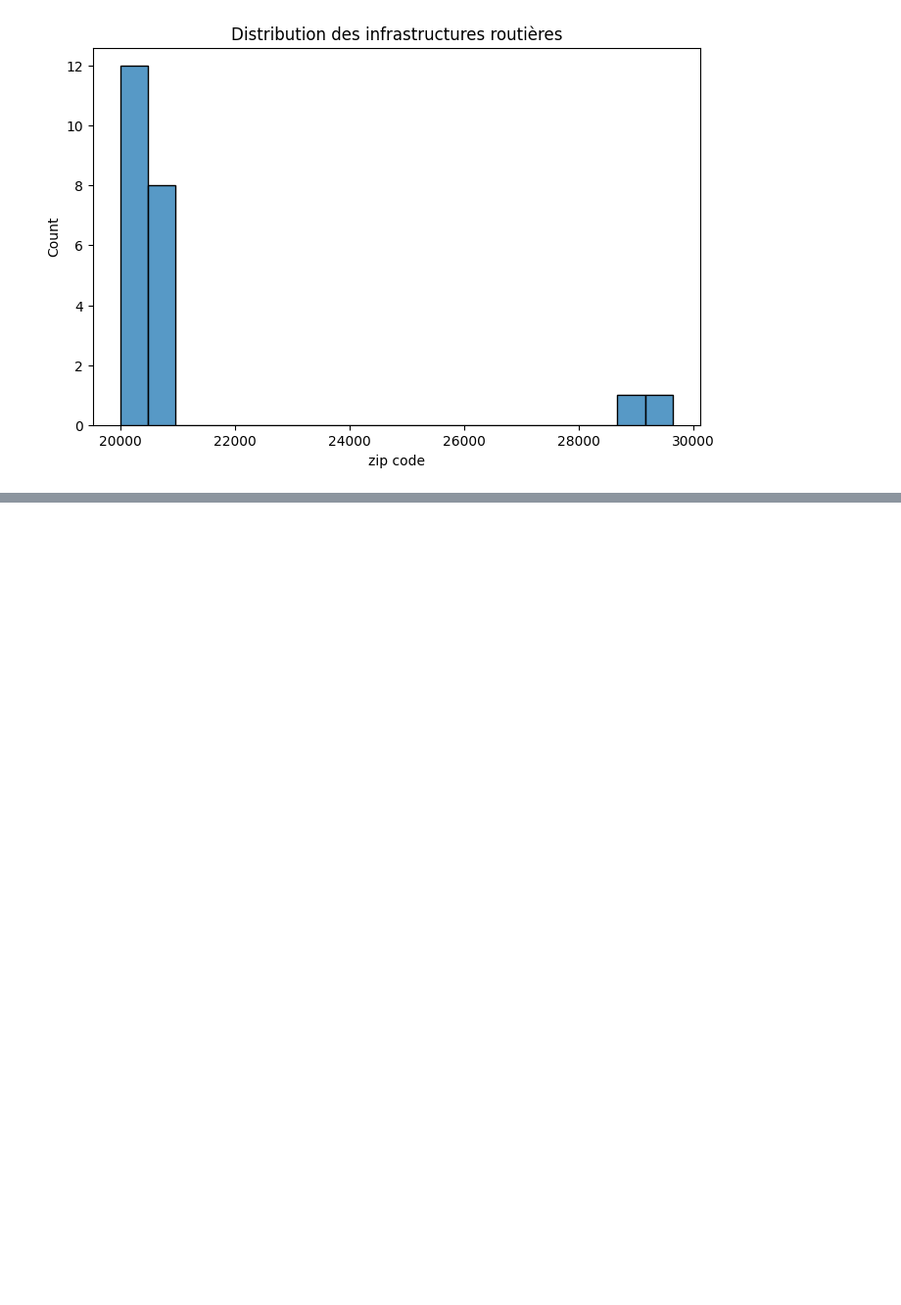
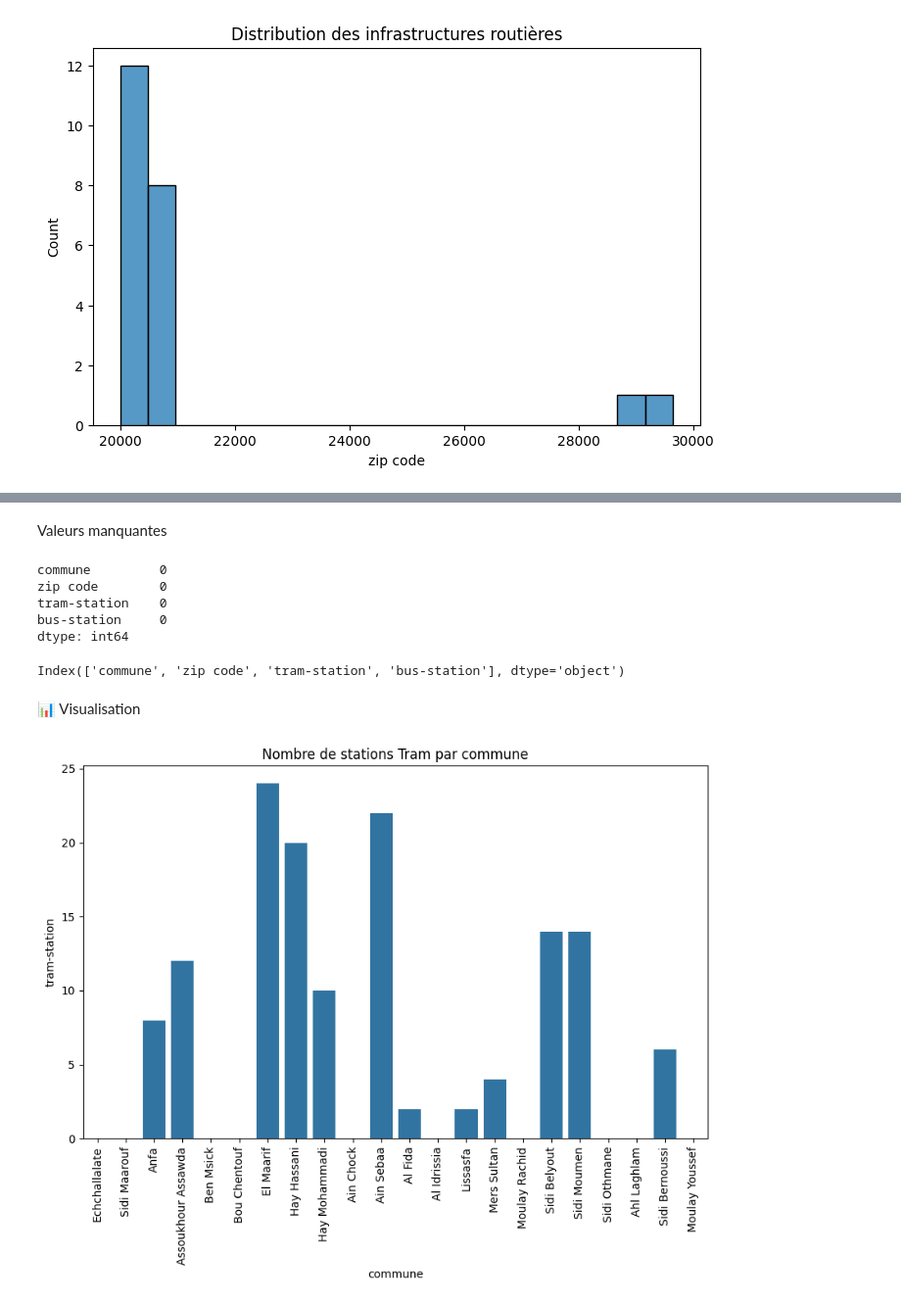
Before and after one commit to OTHMANEAY/file_rouge, a Jupyter notebook: notebooks/01_EDA.ipynb, the cells around one changed output, grey strips where cells are left out. Shown at 98% size. Cells and saved outputs as stored; diff of their text form; code cells hidden in the pictures; blank space fills up the shorter version.

```diff
--- a/notebooks/01_EDA.ipynb
+++ b/notebooks/01_EDA.ipynb
@@ -183,0 +198,11 @@ plt.show()
+# %%
+import pandas as pd
+import numpy as np
+import matplotlib.pyplot as plt
+import seaborn as sns
+
+
+df_transport = pd.read_csv("../Shets/Table 2. Number of Tram and Bus.csv")
+df_transport.columns = df_transport.columns.str.strip().str.lower()
+
+df_transport.head()
@@ -183,0 +244,25 @@ plt.show()
+# %% [markdown]
+Valeurs manquantes
+# %%
+df_transport.isnull().sum()
+# %% [output]
+commune         0
+zip code        0
+tram-station    0
+bus-station     0
+dtype: int64
+# %%
+df_transport.columns
+# %% [output]
+Index(['commune', 'zip code', 'tram-station', 'bus-station'], dtype='object')
+# %% [markdown]
+📊 Visualisation
+# %%
+## 🚊 Tram
+plt.figure(figsize=(10,6))
+sns.barplot(data=df_transport, x="commune", y="tram-station")
+plt.xticks(rotation=90)
+plt.title("Nombre de stations Tram par commune")
+plt.show()
+# %% [output]
+[figure, added]
```
Also changed, not shown: parts of 42 cells of this notebook, 2 other files.
